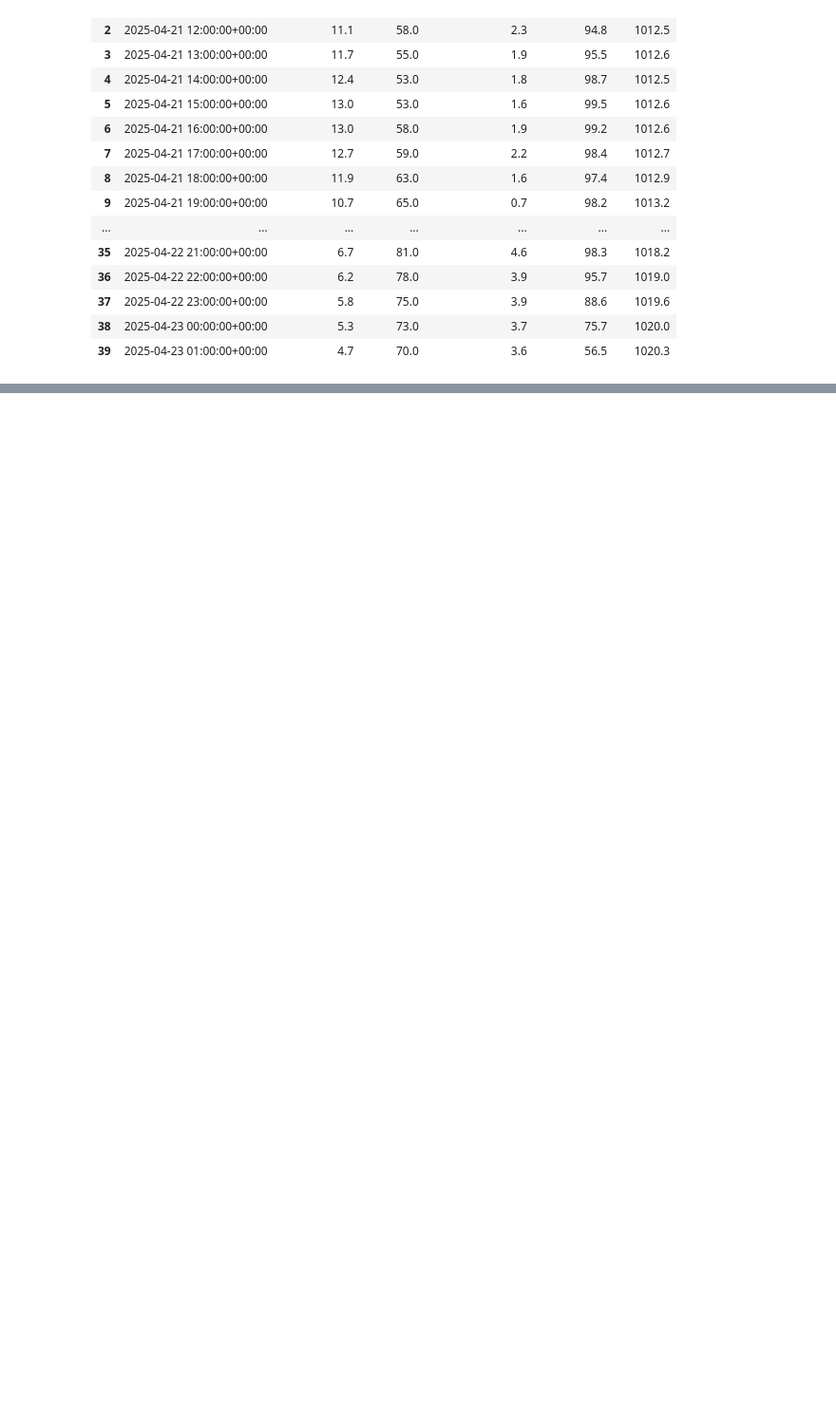
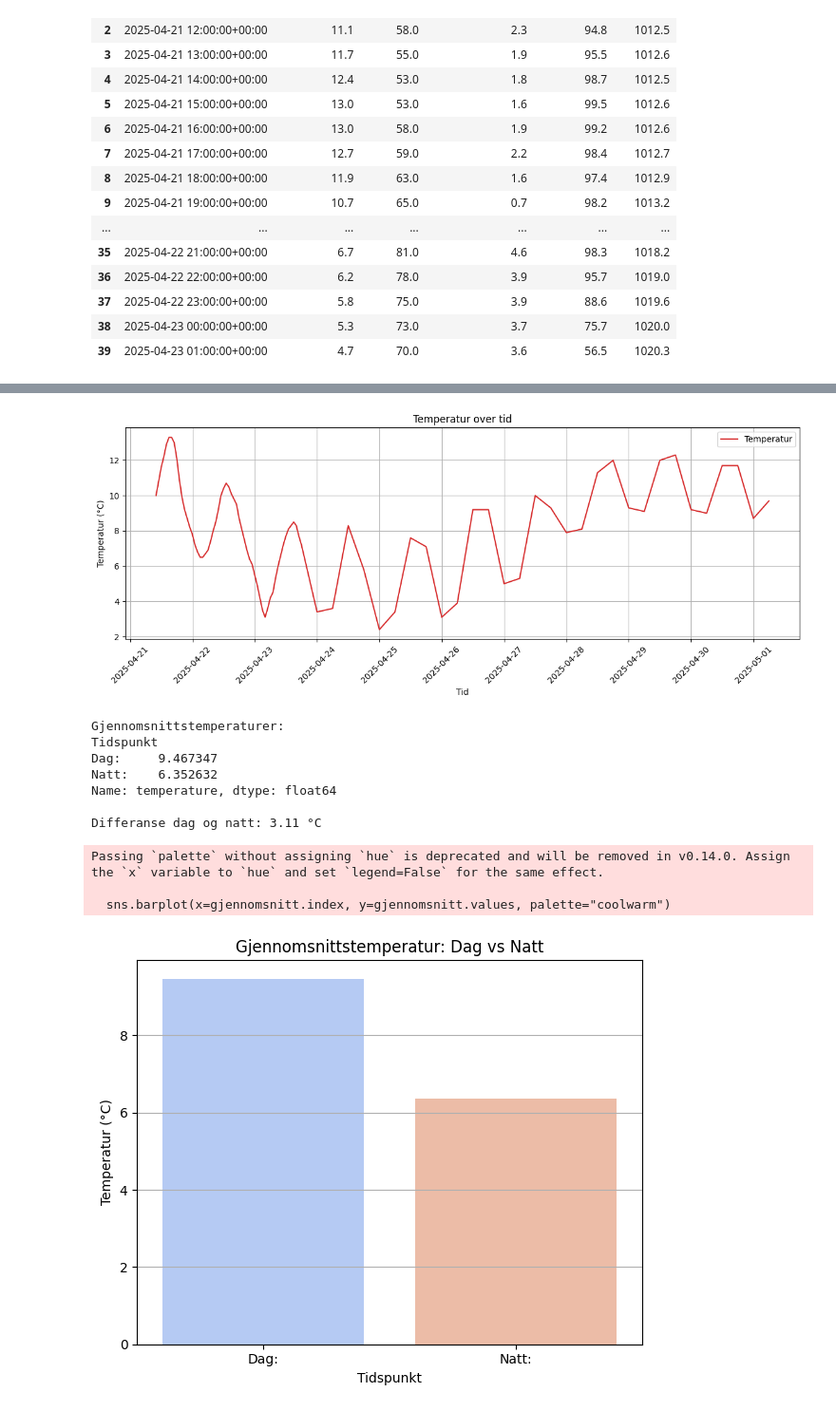
Before and after one commit to Nikaaaaaaaaaaaa/Milj-dataanalyse43, a Jupyter notebook: notebooks/Miljødataanalyse_Kode.ipynb, the cells around one changed output, grey strips where cells are left out. Shown at 95% size. Drawn from its saved outputs; the diff is of its cells as text; code cells hidden in the pictures; blank space fills up the shorter version.

Commit message:
uferdig oppgave 5

```diff
--- a/notebooks/Miljødataanalyse_Kode.ipynb
+++ b/notebooks/Miljødataanalyse_Kode.ipynb
@@ -273,6 +274,7 @@ def analyser_dagstemperatur(formatert_df):
     #Grupperer dag og natt radene og finner gjennomsnitt for natt og dag
     gjennomsnitt = formatert_df.groupby("Tidspunkt")["temperature"].mean()
 
+
     #Printer resultatene
     print("\nGjennomsnittstemperaturer:")
     print(gjennomsnitt)
@@ -281,6 +283,8 @@ def analyser_dagstemperatur(formatert_df):
     diff = gjennomsnitt["Dag:"] - gjennomsnitt["Natt:"]
     print(f"\nDifferanse dag og natt: {diff:.2f} °C")
 
+    return gjennomsnitt
+
 analyser_dagstemperatur(formatert_df)
 # %% [output]
 Gjennomsnitt:
@@ -302,0 +311,45 @@ Differanse dag og natt: 3.11 °C
+# %%
+"""Oppgave 5 Visualisering"""
+
+def temp_over_tid_plot(formatert_df):
+    """Lager en linjegraf av temperaturen over tid"""
+    plt.figure(figsize=(12, 5))
+    plt.plot(formatert_df["time"], formatert_df["temperature"], color="tab:red", label="Temperatur")
+    plt.title("Temperatur over tid")
+    plt.xlabel("Tid")
+    plt.ylabel("Temperatur (°C)")
+    plt.xticks(rotation=45)
+    plt.legend()
+    plt.grid(True)
+    plt.tight_layout()
+    plt.show()
+
+temp_over_tid_plot(formatert_df)
+
+def dag_vs_natt_plot(formatert_df):
+    """Lager en søylediagram av gjennomsnittstemperatur for dag og natt"""
+    gjennomsnitt = analyser_dagstemperatur(formatert_df) #Bruker funksjonen fra oppgave 4
+
+    plt.figure(figsize=(6, 5))
+    sns.barplot(x=gjennomsnitt.index, y=gjennomsnitt.values, palette="coolwarm")
+    plt.title("Gjennomsnittstemperatur: Dag vs Natt")
+    plt.ylabel("Temperatur (°C)")
+    plt.xlabel("Tidspunkt")
+    plt.grid(axis="y")
+    plt.tight_layout()
+    plt.show()
+
+dag_vs_natt_plot(formatert_df)
+# %% [output]
+[figure, added]
+Gjennomsnittstemperaturer:
+Tidspunkt
+Dag:     9.467347
+Natt:    6.352632
+Name: temperature, dtype: float64
+
+Differanse dag og natt: 3.11 °C
+Passing `palette` without assigning `hue` is deprecated and will be removed in v0.14.0. Assign the `x` variable to `hue` and set `legend=False` for the same effect.
+
+  sns.barplot(x=gjennomsnitt.index, y=gjennomsnitt.values, palette="coolwarm")
+[figure, added]
```
Also changed, not shown: parts of 5 cells of this notebook.
